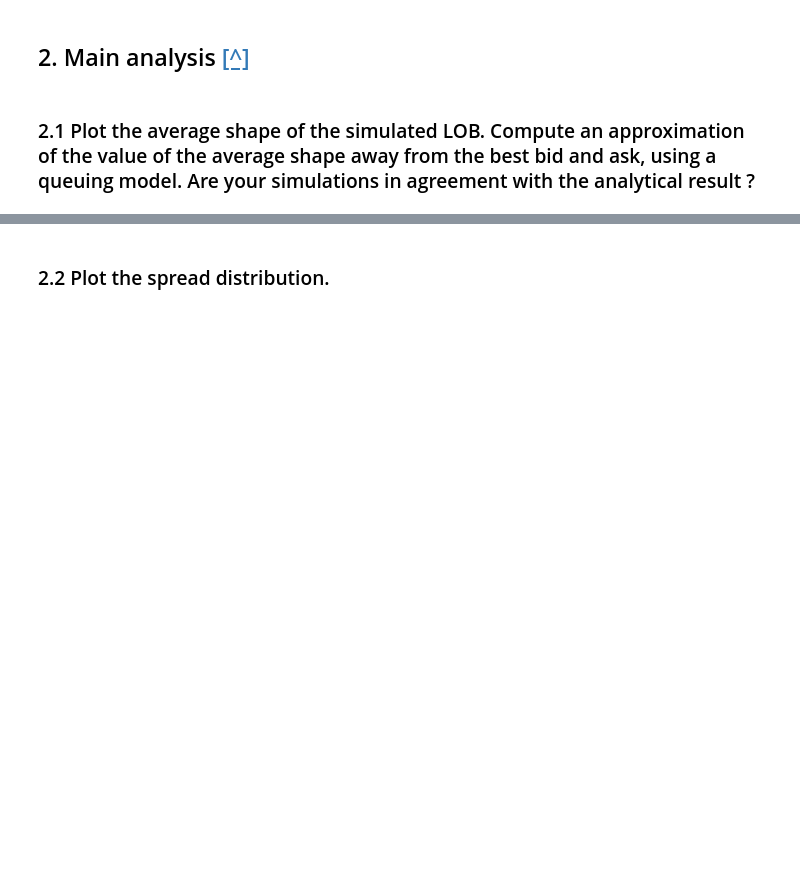
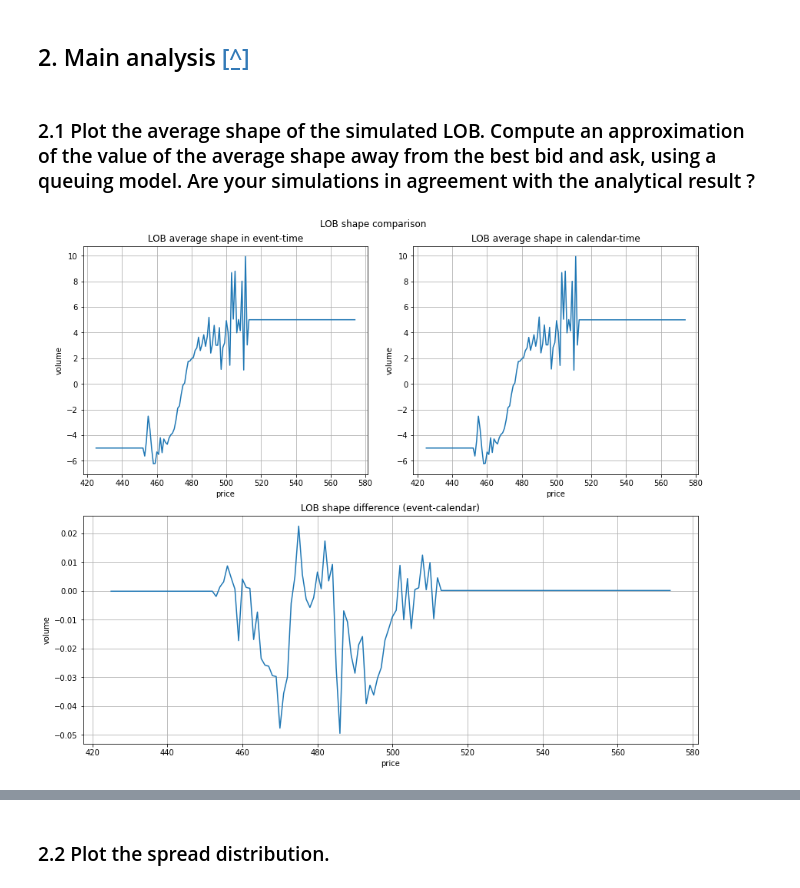
Before and after one commit to PierreArtigalaCS/DHF, a Jupyter notebook: DHF-LAB6-ARTIGALA-CHATAIGNAULT.ipynb, the cells around one changed output, grey strips where cells are left out. Saved outputs shown, nothing was run; the diff lists cells and outputs as text; code cells hidden in the pictures; blank space fills up the shorter version.

```diff
--- a/DHF-LAB6-ARTIGALA-CHATAIGNAULT.ipynb
+++ b/DHF-LAB6-ARTIGALA-CHATAIGNAULT.ipynb
@@ -320,3 +359,46 @@ verify_stats(stats, T, K, conf)
 ## 2. Main analysis [[^]](#top)
 # %% [markdown]
 ### 2.1 Plot the average shape of the simulated LOB. Compute an approximation of the value of the average shape away from the best bid and ask, using a queuing model. Are your simulations in agreement with the analytical result ?
+# %%
+def plot_average_LOB_shape(T:float, zoom:int=0):
+    """Plot average LOB shape in event-time and calendar-time"""
+    # compute the average shape of the LOB in event-time
+    LOB_et = df.mean(axis=0)
+    LOB_et.index = LOB_et.index.astype(int)
+    # compute the average shape of the LOB in calendar-time
+    dt = pd.Series(df.index, index=df.index).diff().fillna(0.)
+    LOB_ct = (df.multiply(dt, axis=0)/T).sum(axis=0)
+    LOB_ct.index = LOB_ct.index.astype(int)
+    # initialise figure
+    fig = plt.figure(layout="constrained")
+    fig.set_size_inches(w=12, h=10)
+    # initialise axis
+    gs = GridSpec(2, 2, figure=fig)
+    ax1 = fig.add_subplot(gs[0, 0])
+    ax2 = fig.add_subplot(gs[0, 1])
+    ax3 = fig.add_subplot(gs[1, :])
+    # zoom in
+    lower, upper = int(LOB_ct.index.min()), int(LOB_ct.index.max())
+    # plot LOBs and LOB difference
+    LOB_et.loc[lower+zoom:upper-zoom].plot(ax=ax1)
+    LOB_ct.loc[lower+zoom:upper-zoom].plot(ax=ax2)
+    (LOB_et-LOB_ct).loc[lower+zoom:upper-zoom].plot(ax=ax3)
+    # set legend
+    fig.suptitle("LOB shape comparison")
+    ax1.set_xlabel("price")
+    ax2.set_xlabel("price")
+    ax3.set_xlabel("price")
+    ax1.set_ylabel("volume")
+    ax2.set_ylabel("volume")
+    ax3.set_ylabel("volume")
+    ax1.set_title("LOB average shape in event-time")
+    ax2.set_title("LOB average shape in calendar-time")
+    ax3.set_title("LOB shape difference (event-calendar)")
+    ax1.grid()
+    ax2.grid()
+    ax3.grid()
+    return [ax1, ax2, ax3]
+# %%
+axs = plot_average_LOB_shape(T, zoom=425)
+# %% [output]
+[figure, added]
```
Also changed, not shown: parts of 8 cells of this notebook.
